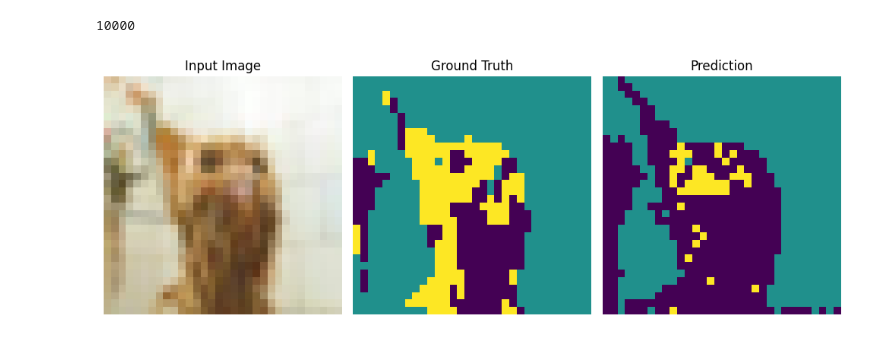
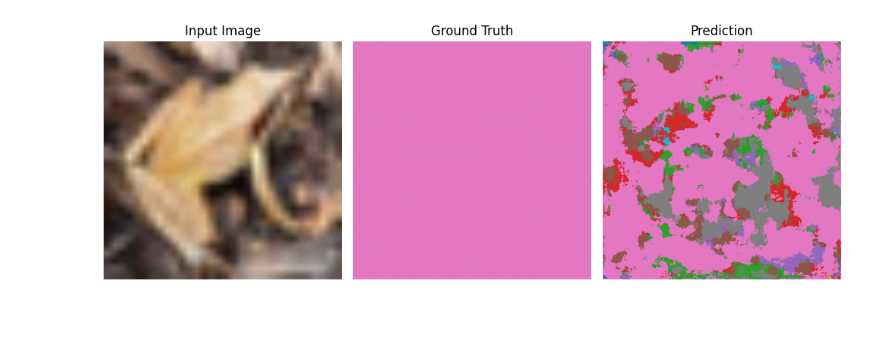
Before and after one commit to GabrielBG0/diffusion-seg, a Jupyter notebook: notebooks/prototyping_2.ipynb, the cells around one changed output. Saved outputs shown, nothing was run; the diff lists cells and outputs as text; code cells hidden in the pictures.

```diff
--- a/notebooks/prototyping_2.ipynb
+++ b/notebooks/prototyping_2.ipynb
@@ -12,9 +12,12 @@ import matplotlib.pyplot as plt
 from diffusers import DDPMPipeline
 import torchmetrics
 # %%
+
 device = "cuda" if torch.cuda.is_available() else "cpu"
 
-model_id = "google/ddpm-cifar10-32"
+# Change the model_id to one trained on 256x256 images
+model_id = "google/ddpm-celebahq-256" # MODIFIED
+
 pipeline = DDPMPipeline.from_pretrained(model_id).to(device)
 unet = pipeline.unet.eval()
 scheduler = pipeline.scheduler
@@ -194,8 +190,10 @@ class PixelMLP(nn.Module):
 def make_ensemble(in_dim, num_classes, n=3):
     return [PixelMLP(in_dim, num_classes).to(device) for _ in range(n)]
 # %%
-num_classes = 3
+num_classes = 10 # MODIFIED
 timesteps = torch.tensor([100], device=device)
+
+# --- The rest of the cell remains the same ---
 
 # Extract one batch to infer input dim
 img, mask = next(iter(train_loader))
@@ -206,13 +204,15 @@ ensemble = make_ensemble(in_dim, num_classes)
 optims = [torch.optim.Adam(m.parameters(), lr=1e-3) for m in ensemble]
 criterion = nn.CrossEntropyLoss()
 
-for epoch in range(50):
+epochs = 10
+
+# The training loop does not need to be changed
+for epoch in range(epochs):
     for imgs, masks in train_loader:
         imgs, masks = imgs.to(device), masks.to(device)
         feats = extract_features(imgs, timesteps, target_size=imgs.shape[-2:])
         B,C,H,W = feats.shape
 
-        # Detach features since diffusion model is frozen
         X = feats.permute(0,2,3,1).reshape(-1,C).detach()
         y = masks.view(-1)
 
@@ -272,43 +265,36 @@ Test Pixel Accuracy: 0.8695006966590881
-# %%
-len(test_ds)
-# %% [output]
-10000
 # %%
+#
+# Changes for Cell 16
+#
 import matplotlib.colors as mcolors
 import random
 
-# Define a colormap for segmentation masks
-
 def visualize_prediction(img, mask, models, t=150):
-    """
-    img: torch.Tensor (3,H,W), scaled [-1,1]
-    mask: torch.Tensor (H,W)
-    models: ensemble of classifiers
-    t: timestep (int)
-    """
     img_in = img.unsqueeze(0).to(device)
     timestep = torch.tensor([t], device=device)
     pred = segment_image(img_in, models, timesteps=timestep)
 
     fig, axs = plt.subplots(1,3, figsize=(10,4))
 
     axs[0].imshow(((img.cpu().permute(1,2,0)+1)/2).clamp(0,1))
     axs[0].set_title("Input Image")
     axs[0].axis("off")
 
-    axs[1].imshow(mask.cpu())
+    # ADDED cmap, vmin, and vmax for better class visualization
+    axs[1].imshow(mask.cpu(), cmap='tab10', vmin=0, vmax=9)
     axs[1].set_title("Ground Truth")
     axs[1].axis("off")
 
-    axs[2].imshow(pred.cpu())
+    # ADDED cmap, vmin, and vmax for better class visualization
+    axs[2].imshow(pred.cpu(), cmap='tab10', vmin=0, vmax=9)
     axs[2].set_title("Prediction")
     axs[2].axis("off")
 
     plt.tight_layout()
     plt.show()
 
-# ---- Example run ----
+# --- The rest of the cell remains the same ---
 img, mask = test_ds[random.randint(0, len(test_ds))]
 visualize_prediction(img, mask, ensemble, t=150)
 # %% [output]
-[figure, old version]
+[figure, new version]
```
Also changed, not shown: parts of 6 cells of this notebook.
